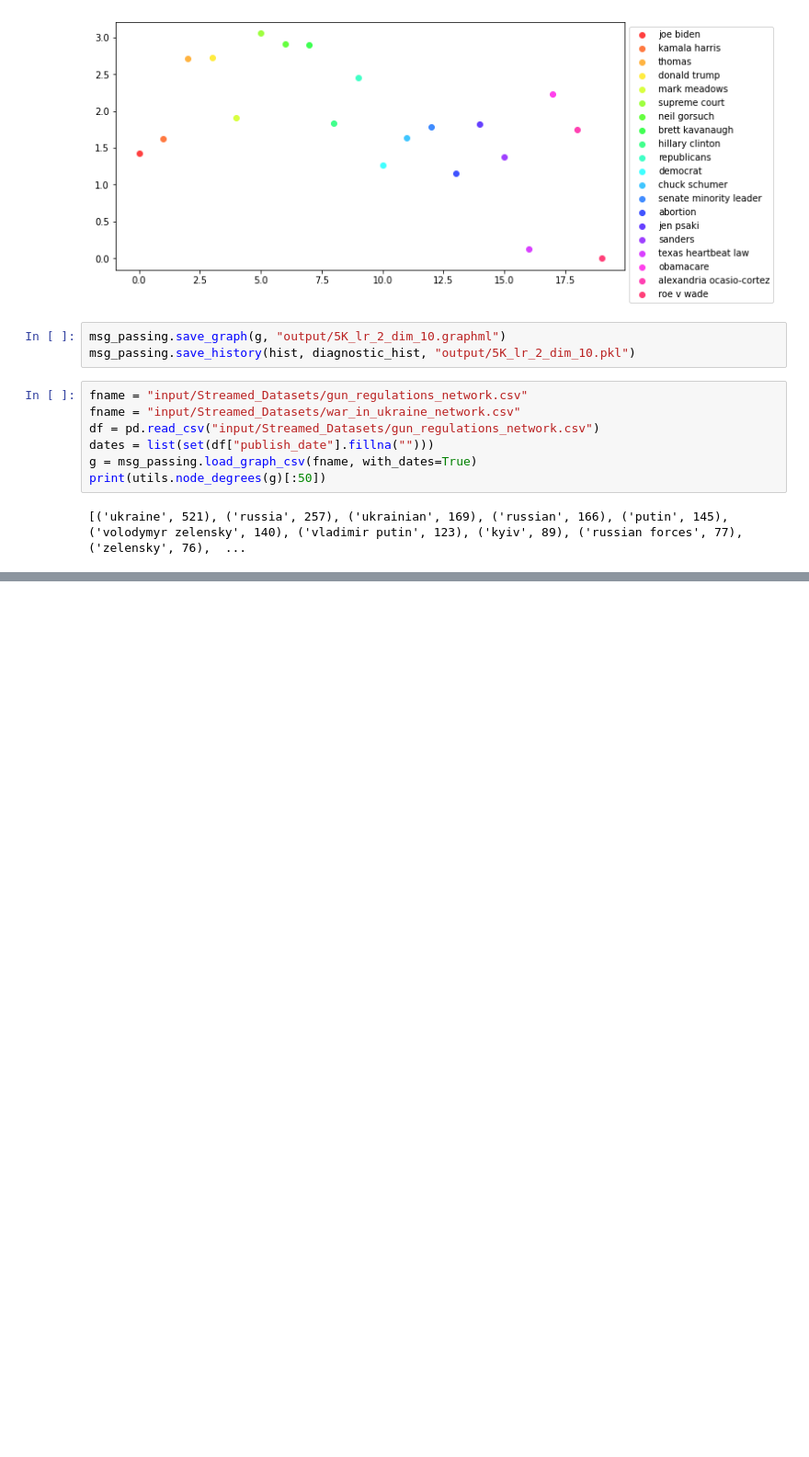
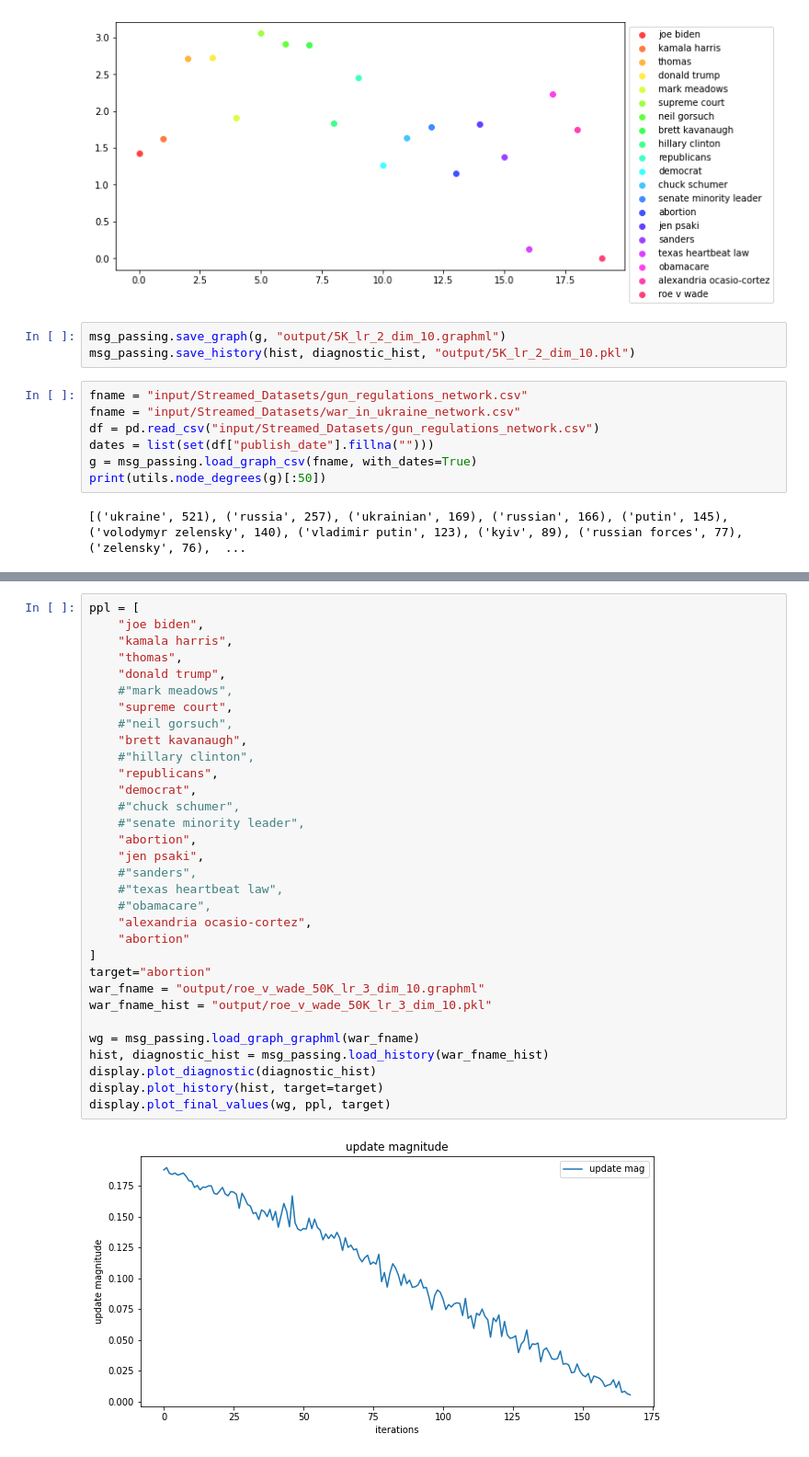
Before and after one commit to DavidChong2523/Message-Passing, a Jupyter notebook: msg_passing.ipynb, the cells around one changed output, grey strips where cells are left out. Shown at 92% size. Drawn from its saved outputs; the diff is of its cells as text; blank space fills up the shorter version.

```diff
--- a/msg_passing.ipynb
+++ b/msg_passing.ipynb
@@ -191,0 +200,34 @@ china [-0.67863537  0.34609224  0.64782266] [ 0.41647279  0.90672267 -0.06636579
+# %%
+ppl = [
+    "joe biden",
+    "kamala harris",
+    "thomas",
+    "donald trump",
+    #"mark meadows",
+    "supreme court",
+    #"neil gorsuch",
+    "brett kavanaugh",
+    #"hillary clinton",
+    "republicans",
+    "democrat",
+    #"chuck schumer",
+    #"senate minority leader",
+    "abortion",
+    "jen psaki",
+    #"sanders",
+    #"texas heartbeat law",
+    #"obamacare",
+    "alexandria ocasio-cortez",
+    "abortion"
+]
+target="abortion"
+war_fname = "output/roe_v_wade_50K_lr_3_dim_10.graphml"
+war_fname_hist = "output/roe_v_wade_50K_lr_3_dim_10.pkl"
+
+wg = msg_passing.load_graph_graphml(war_fname)
+hist, diagnostic_hist = msg_passing.load_history(war_fname_hist)
+display.plot_diagnostic(diagnostic_hist)
+display.plot_history(hist, target=target)
+display.plot_final_values(wg, ppl, target)
+# %% [output]
+[figure, added]
```
Also changed, not shown: parts of 11 cells of this notebook, 3 other files.
